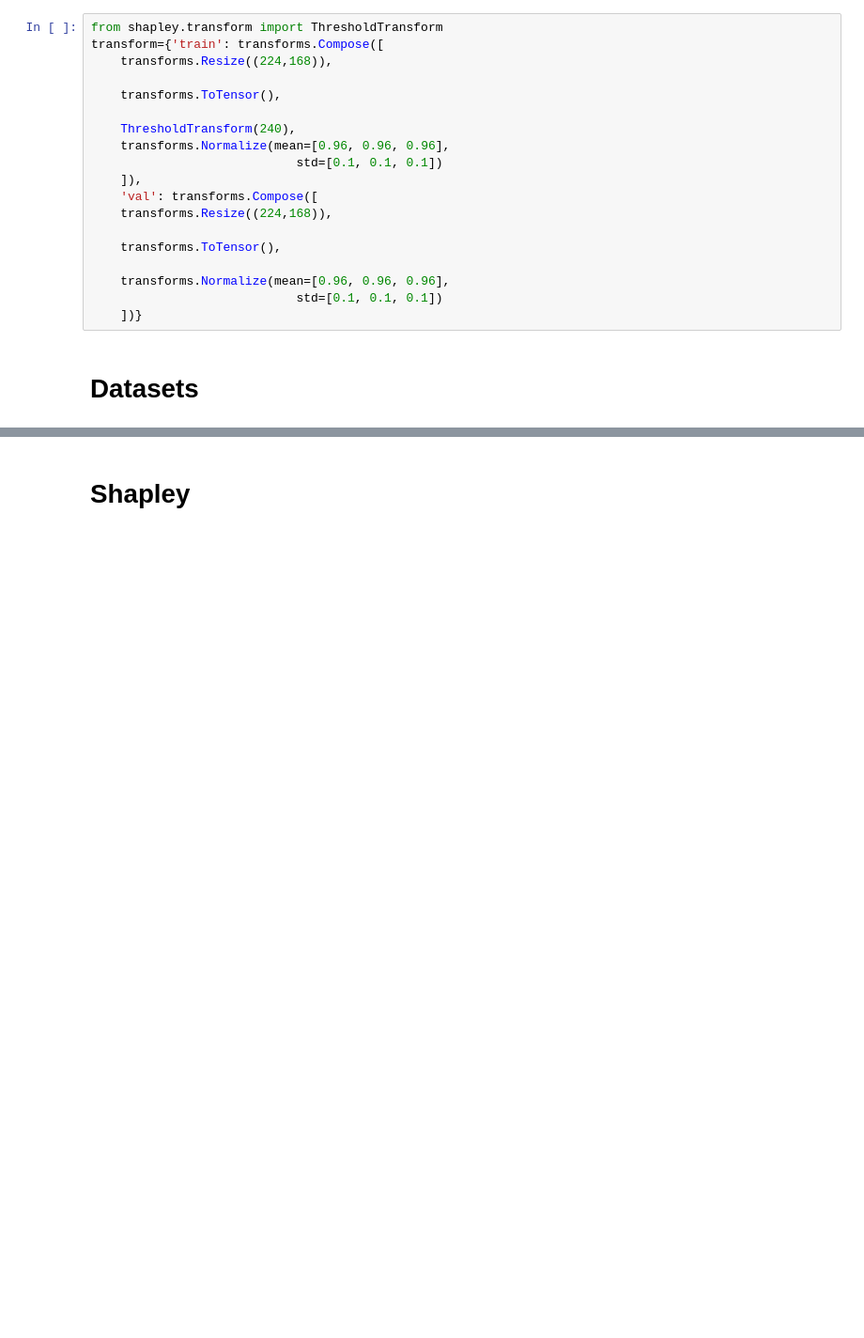
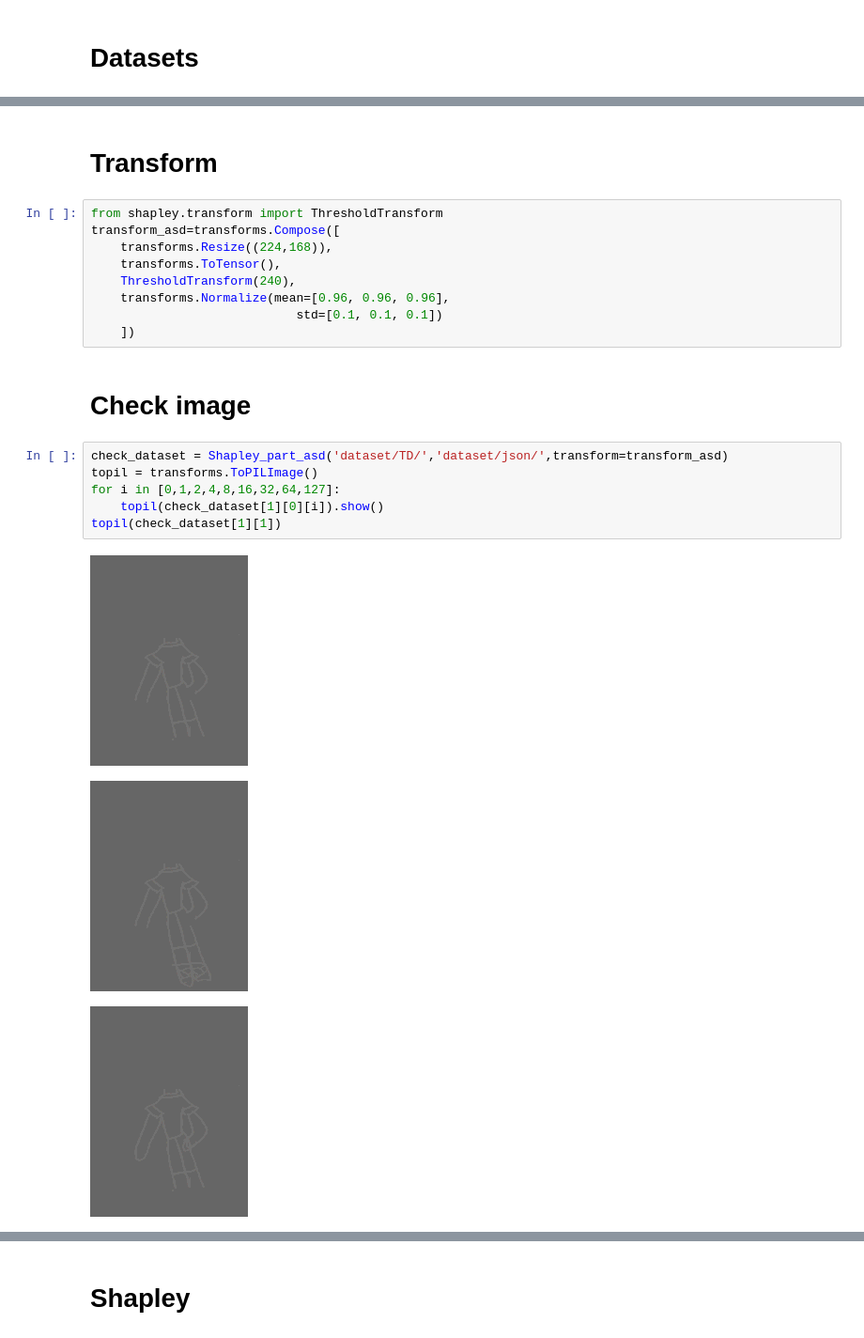
Before and after one commit to jong980812/Part_shapley, a Jupyter notebook: asd_shapley.ipynb, the cells around one changed output, grey strips where cells are left out. Shown at 94% size. Drawn from its saved outputs; the diff is of its cells as text; blank space fills up the shorter version.

```diff
--- a/asd_shapley.ipynb
+++ b/asd_shapley.ipynb
@@ -50,25 +50,6 @@ Load pre-trained checkpoint from: /data/jong980812/project/mae/result_after_shap
 cuda
 # %% [markdown]
 # Transform
-# %%
-from shapley.transform import ThresholdTransform
-transform={'train': transforms.Compose([
-    transforms.Resize((224,168)),
-
-    transforms.ToTensor(),
-
-    ThresholdTransform(240),
-    transforms.Normalize(mean=[0.96, 0.96, 0.96],
-                            std=[0.1, 0.1, 0.1])
-    ]),
-    'val': transforms.Compose([
-    transforms.Resize((224,168)),
-
-    transforms.ToTensor(),
-
-    transforms.Normalize(mean=[0.96, 0.96, 0.96],
-                            std=[0.1, 0.1, 0.1])
-    ])}
 # %% [markdown]
 # Datasets
 # %%
@@ -336,3 +328,26 @@ class Shapley_part_asd(Dataset):
         # image = self.transform(image)
         # image_3ch = image.expand(3,-1,-1)
         return new_imgs, self.transform(original_image), label ,img_path
+# %% [markdown]
+# Transform
+# %%
+from shapley.transform import ThresholdTransform
+transform_asd=transforms.Compose([
+    transforms.Resize((224,168)),
+    transforms.ToTensor(),
+    ThresholdTransform(240),
+    transforms.Normalize(mean=[0.96, 0.96, 0.96],
+                            std=[0.1, 0.1, 0.1])
+    ])
+# %% [markdown]
+# Check image
+# %%
+check_dataset = Shapley_part_asd('dataset/TD/','dataset/json/',transform=transform_asd)
+topil = transforms.ToPILImage()
+for i in [0,1,2,4,8,16,32,64,127]:
+    topil(check_dataset[1][0][i]).show()
+topil(check_dataset[1][1])
+# %% [output]
+[figure, added]
+[figure, added]
+[figure, added]
```
Also changed, not shown: parts of 7 cells of this notebook, 3 other files.
